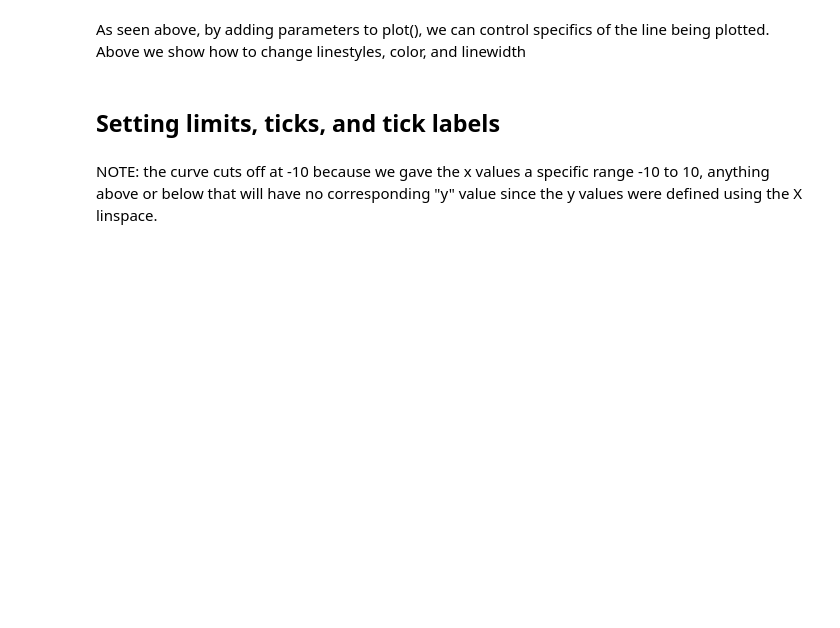
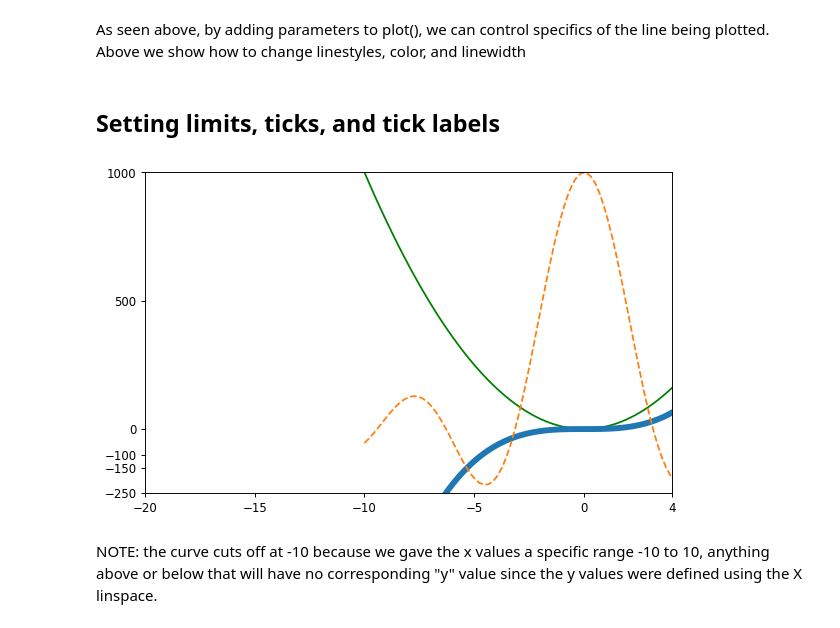
Before and after one commit to chapman-cs510-2017f/cw-07-cw05-tim-evan, a Jupyter notebook: matplotlib-tutorial.ipynb, the cells around one changed output. Cells and saved outputs as stored; diff of their text form; code cells hidden in the pictures; blank space fills up the shorter version.

```diff
--- a/matplotlib-tutorial.ipynb
+++ b/matplotlib-tutorial.ipynb
@@ -51,21 +61,26 @@ As seen above, by adding parameters to plot(), we can control specifics of the l
 # %% [markdown]
 ## Setting limits, ticks, and tick labels ##
 # %%
+plt.figure(figsize=(8, 5), dpi=85)
+plt.subplot(111)
+
 X = np.linspace(-10, 10, 100, endpoint=True)
 C, S = 10*X*X, X*X*X
 M = 1000*(np.sin(X))/X
 
 plt.plot(X, C, color = "green")
 plt.plot(X, S, linewidth = 5.0)
 plt.plot(X, M, linestyle = "--")
 
 plt.xlim(-20.0, 4.0)
 plt.ylim(-250,1000)
 
 plt.xticks([-20, -15, -10, -5, 0, 4])
 plt.yticks([-250, -150, -100, 0, 500, 1000])
 
 plt.show()
+# %% [output]
+[figure, added]
 # %% [markdown]
 NOTE: the curve cuts off at -10 because we gave the x values a specific range -10 to 10, anything above or below that will have no corresponding "y" value since the y values were defined using the X linspace.
 # %% [markdown]
```
Also changed, not shown: parts of 5 cells of this notebook.
